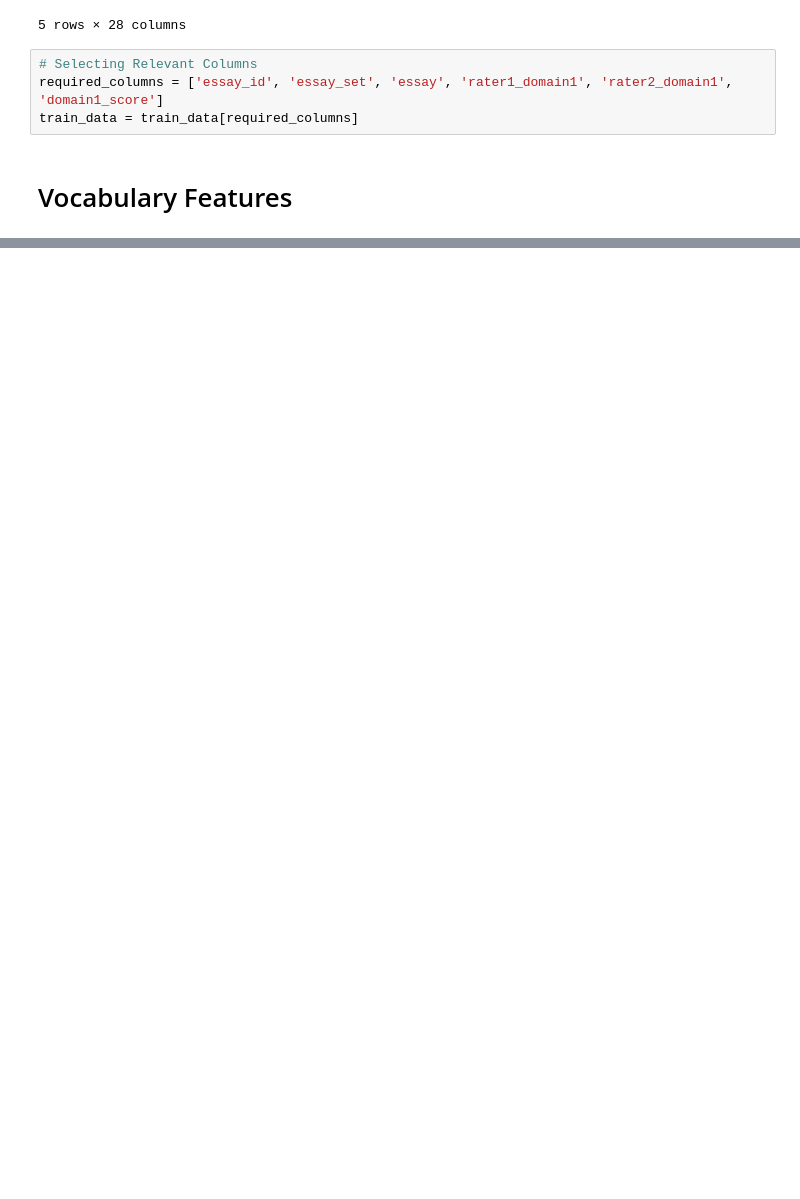
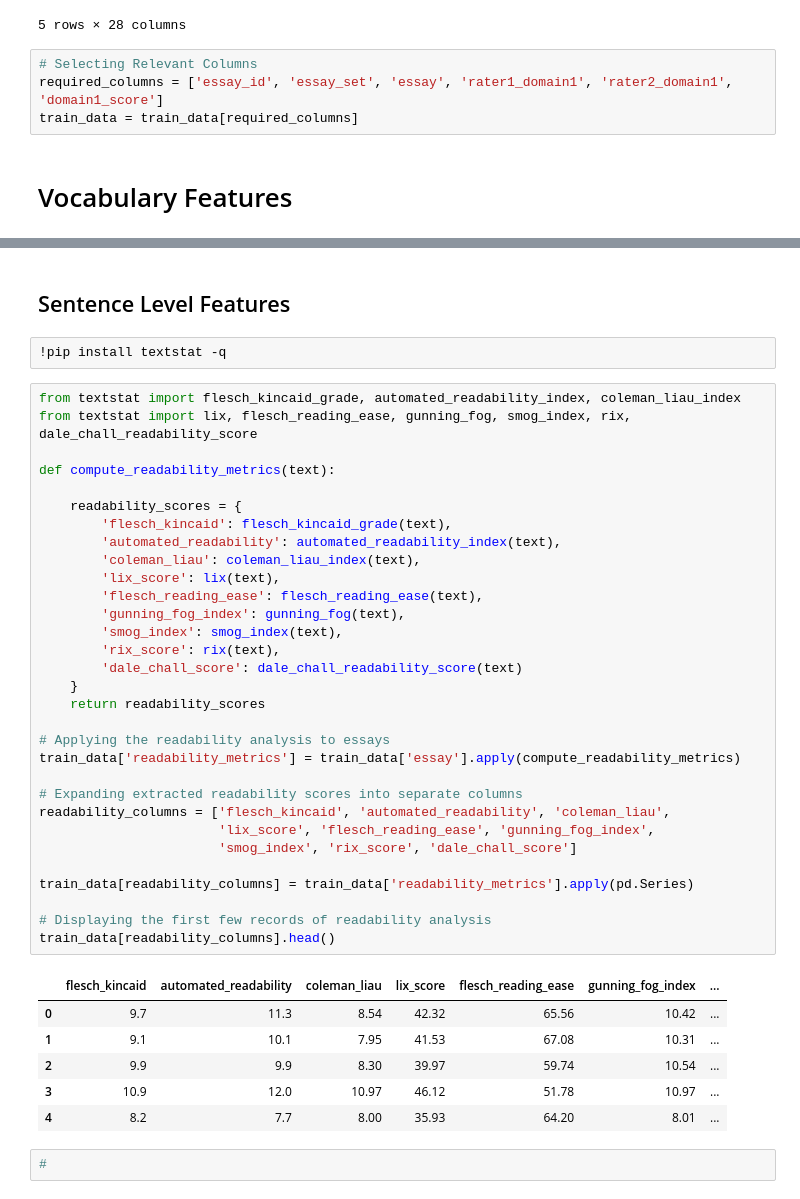
Before and after one commit to chmuneebshan/Automated-Grading-of-Exam-Papers-Using-Fusion-based-LSTM-Architecture, a Jupyter notebook: Code/Feature Engineering.ipynb, the cells around one changed output, grey strips where cells are left out. Cells and saved outputs as stored; diff of their text form; blank space fills up the shorter version.

```diff
--- a/Code/Feature Engineering.ipynb
+++ b/Code/Feature Engineering.ipynb
@@ -147,0 +214,44 @@ train_data[pos_columns].head()
+# %% [markdown]
+## Sentence Level Features
+# %%
+!pip install textstat -q
+# %%
+from textstat import flesch_kincaid_grade, automated_readability_index, coleman_liau_index
+from textstat import lix, flesch_reading_ease, gunning_fog, smog_index, rix, dale_chall_readability_score
+
+def compute_readability_metrics(text):
+
+    readability_scores = {
+        'flesch_kincaid': flesch_kincaid_grade(text),
+        'automated_readability': automated_readability_index(text),
+        'coleman_liau': coleman_liau_index(text),
+        'lix_score': lix(text),
+        'flesch_reading_ease': flesch_reading_ease(text),
+        'gunning_fog_index': gunning_fog(text),
+        'smog_index': smog_index(text),
+        'rix_score': rix(text),
+        'dale_chall_score': dale_chall_readability_score(text)
+    }
+    return readability_scores
+
+# Applying the readability analysis to essays
+train_data['readability_metrics'] = train_data['essay'].apply(compute_readability_metrics)
+
+# Expanding extracted readability scores into separate columns
+readability_columns = ['flesch_kincaid', 'automated_readability', 'coleman_liau',
+                       'lix_score', 'flesch_reading_ease', 'gunning_fog_index',
+                       'smog_index', 'rix_score', 'dale_chall_score']
+
+train_data[readability_columns] = train_data['readability_metrics'].apply(pd.Series)
+
+# Displaying the first few records of readability analysis
+train_data[readability_columns].head()
+# %% [output]
+|  | flesch_kincaid | automated_readability | coleman_liau | lix_score | flesch_reading_ease | gunning_fog_index | ... |
+| 0 | 9.7 | 11.3 | 8.54 | 42.32 | 65.56 | 10.42 | ... |
+| 1 | 9.1 | 10.1 | 7.95 | 41.53 | 67.08 | 10.31 | ... |
+| 2 | 9.9 | 9.9 | 8.30 | 39.97 | 59.74 | 10.54 | ... |
+| 3 | 10.9 | 12.0 | 10.97 | 46.12 | 51.78 | 10.97 | ... |
+| 4 | 8.2 | 7.7 | 8.00 | 35.93 | 64.20 | 8.01 | ... |
+# %%
+#
```
Also changed, not shown: parts of 5 cells of this notebook.
